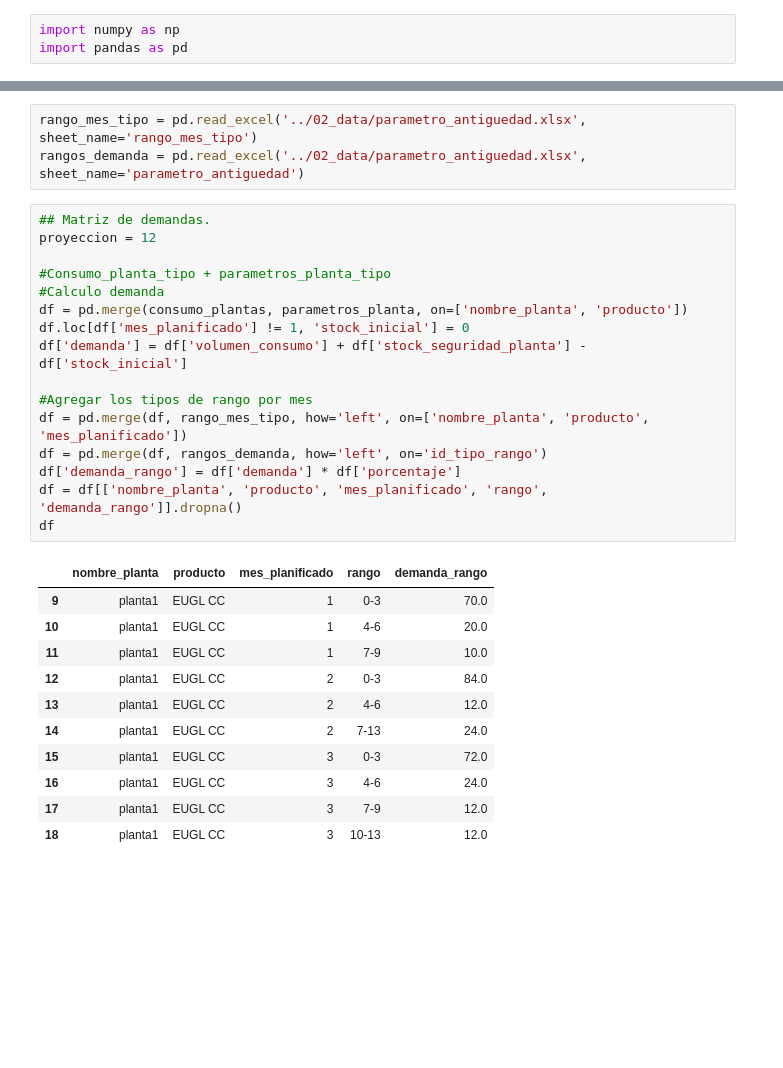
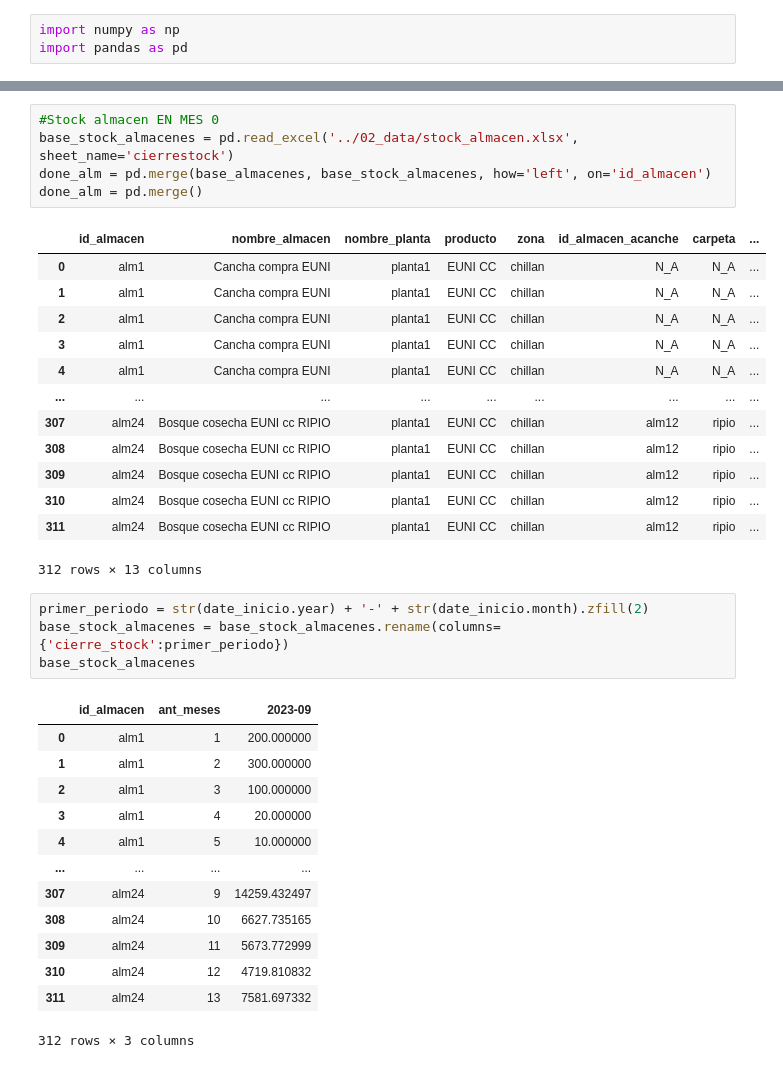
Before and after one commit to ptoledor/heu_opticliente, a Jupyter notebook: 01_notebooks/algo.ipynb, the cells around one changed output, grey strips where cells are left out. Drawn from its saved outputs; the diff is of its cells as text; blank space fills up the shorter version.

```diff
--- a/01_notebooks/algo.ipynb
+++ b/01_notebooks/algo.ipynb
@@ -84,31 +109,37 @@ base_almacenes.head()
-# %%
-rango_mes_tipo = pd.read_excel('../02_data/parametro_antiguedad.xlsx', sheet_name='rango_mes_tipo')
-rangos_demanda = pd.read_excel('../02_data/parametro_antiguedad.xlsx', sheet_name='parametro_antiguedad')
-# %%
-## Matriz de demandas.
-proyeccion = 12
-
-#Consumo_planta_tipo + parametros_planta_tipo
-#Calculo demanda
-df = pd.merge(consumo_plantas, parametros_planta, on=['nombre_planta', 'producto'])
-df.loc[df['mes_planificado'] != 1, 'stock_inicial'] = 0
-df['demanda'] = df['volumen_consumo'] + df['stock_seguridad_planta'] - df['stock_inicial']
-
-#Agregar los tipos de rango por mes
-df = pd.merge(df, rango_mes_tipo, how='left', on=['nombre_planta', 'producto', 'mes_planificado'])
-df = pd.merge(df, rangos_demanda, how='left', on='id_tipo_rango')
-df['demanda_rango'] = df['demanda'] * df['porcentaje']
-df = df[['nombre_planta', 'producto', 'mes_planificado', 'rango', 'demanda_rango']].dropna()
-df
-# %% [output]
-|  | nombre_planta | producto | mes_planificado | rango | demanda_rango |
-| 9 | planta1 | EUGL CC | 1 | 0-3 | 70.0 |
-| 10 | planta1 | EUGL CC | 1 | 4-6 | 20.0 |
-| 11 | planta1 | EUGL CC | 1 | 7-9 | 10.0 |
-| 12 | planta1 | EUGL CC | 2 | 0-3 | 84.0 |
-| 13 | planta1 | EUGL CC | 2 | 4-6 | 12.0 |
-| 14 | planta1 | EUGL CC | 2 | 7-13 | 24.0 |
-| 15 | planta1 | EUGL CC | 3 | 0-3 | 72.0 |
-| 16 | planta1 | EUGL CC | 3 | 4-6 | 24.0 |
-| 17 | planta1 | EUGL CC | 3 | 7-9 | 12.0 |
-| 18 | planta1 | EUGL CC | 3 | 10-13 | 12.0 |
+# %%
+#Stock almacen EN MES 0
+base_stock_almacenes = pd.read_excel('../02_data/stock_almacen.xlsx', sheet_name='cierrestock')
+done_alm = pd.merge(base_almacenes, base_stock_almacenes, how='left', on='id_almacen')
+done_alm = pd.merge()
+# %% [output]
+|  | id_almacen | nombre_almacen | nombre_planta | producto | zona | id_almacen_acanche | carpeta | ... |
+| 0 | alm1 | Cancha compra EUNI | planta1 | EUNI CC | chillan | N_A | N_A | ... |
+| 1 | alm1 | Cancha compra EUNI | planta1 | EUNI CC | chillan | N_A | N_A | ... |
+| 2 | alm1 | Cancha compra EUNI | planta1 | EUNI CC | chillan | N_A | N_A | ... |
+| 3 | alm1 | Cancha compra EUNI | planta1 | EUNI CC | chillan | N_A | N_A | ... |
+| 4 | alm1 | Cancha compra EUNI | planta1 | EUNI CC | chillan | N_A | N_A | ... |
+| ... | ... | ... | ... | ... | ... | ... | ... | ... |
+| 307 | alm24 | Bosque cosecha EUNI cc RIPIO | planta1 | EUNI CC | chillan | alm12 | ripio | ... |
+| 308 | alm24 | Bosque cosecha EUNI cc RIPIO | planta1 | EUNI CC | chillan | alm12 | ripio | ... |
+| 309 | alm24 | Bosque cosecha EUNI cc RIPIO | planta1 | EUNI CC | chillan | alm12 | ripio | ... |
+| 310 | alm24 | Bosque cosecha EUNI cc RIPIO | planta1 | EUNI CC | chillan | alm12 | ripio | ... |
+| 311 | alm24 | Bosque cosecha EUNI cc RIPIO | planta1 | EUNI CC | chillan | alm12 | ripio | ... |
+312 rows × 13 columns
+# %%
+primer_periodo = str(date_inicio.year) + '-' + str(date_inicio.month).zfill(2)
+base_stock_almacenes = base_stock_almacenes.rename(columns={'cierre_stock':primer_periodo})
+base_stock_almacenes
+# %% [output]
+|  | id_almacen | ant_meses | 2023-09 |
+| 0 | alm1 | 1 | 200.000000 |
+| 1 | alm1 | 2 | 300.000000 |
+| 2 | alm1 | 3 | 100.000000 |
+| 3 | alm1 | 4 | 20.000000 |
+| 4 | alm1 | 5 | 10.000000 |
+| ... | ... | ... | ... |
+| 307 | alm24 | 9 | 14259.432497 |
+| 308 | alm24 | 10 | 6627.735165 |
+| 309 | alm24 | 11 | 5673.772999 |
+| 310 | alm24 | 12 | 4719.810832 |
+| 311 | alm24 | 13 | 7581.697332 |
+312 rows × 3 columns
```
Also changed, not shown: parts of 11 cells of this notebook, 5 other files.
